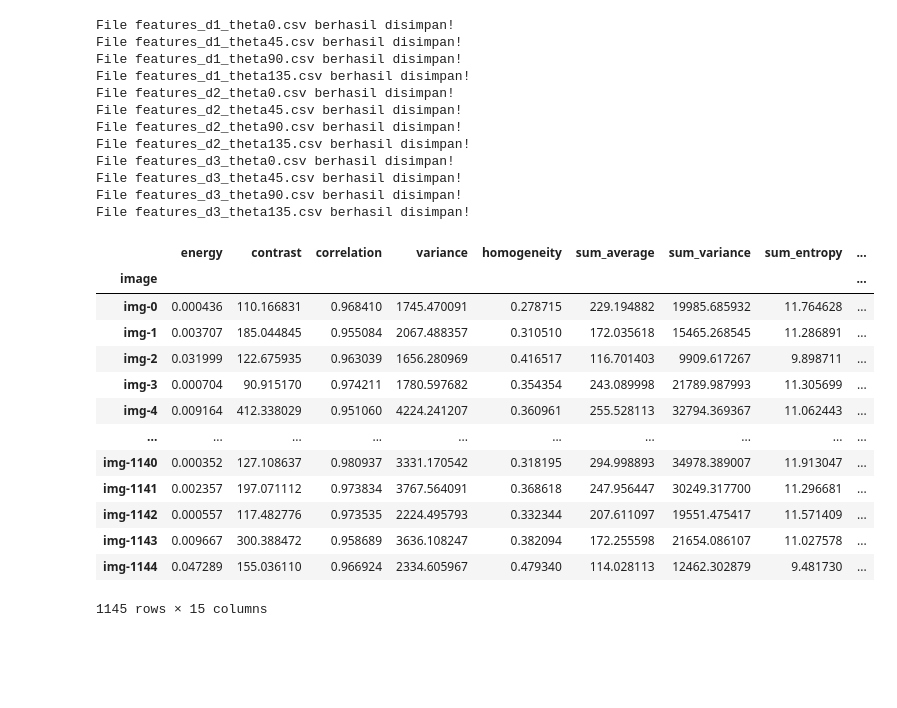
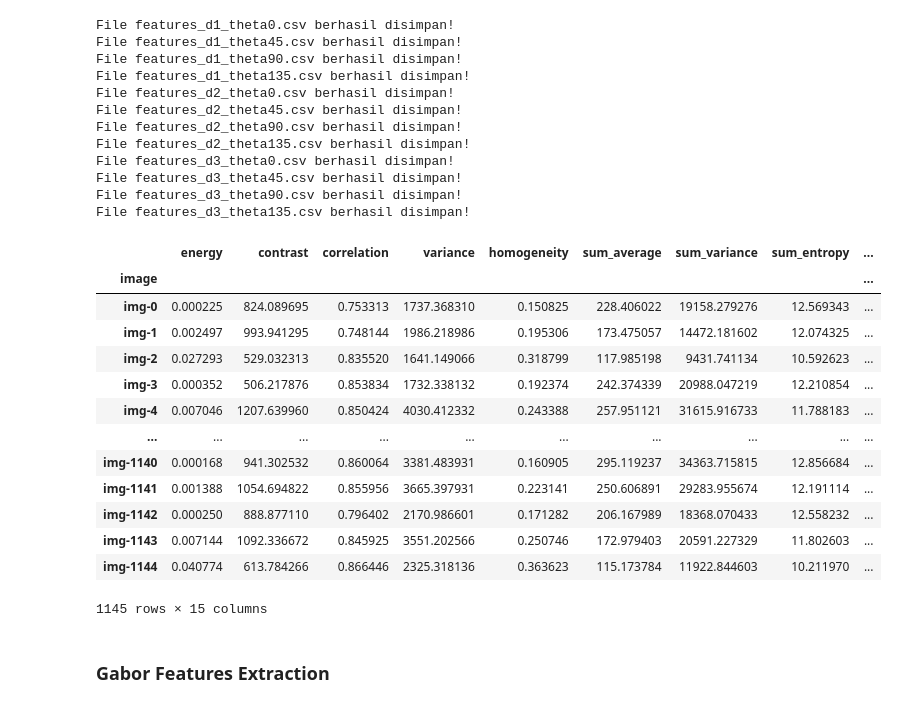
Before and after one commit to Bagusdevaa/Apple-Classfication-using-Harralick-and-KNN, a Jupyter notebook: preprocessing/preprocessing.ipynb, the cells around one changed output. Drawn from its saved outputs; the diff is of its cells as text; code cells hidden in the pictures; blank space fills up the shorter version.

```diff
--- a/preprocessing/preprocessing.ipynb
+++ b/preprocessing/preprocessing.ipynb
@@ -352,19 +341,21 @@ for d in kombinasiFeature[0]:
         df = df.set_index('image')
         list_harralick_dfs.append(df)
 # %%
-list_harralick_dfs[0]
+list_harralick_dfs[11]
 # %% [output]
 |  | energy | contrast | correlation | variance | homogeneity | sum_average | sum_variance | sum_entropy | ... |
 | image |  |  |  |  |  |  |  |  | ... |
-| img-0 | 0.000436 | 110.166831 | 0.968410 | 1745.470091 | 0.278715 | 229.194882 | 19985.685932 | 11.764628 | ... |
-| img-1 | 0.003707 | 185.044845 | 0.955084 | 2067.488357 | 0.310510 | 172.035618 | 15465.268545 | 11.286891 | ... |
-| img-2 | 0.031999 | 122.675935 | 0.963039 | 1656.280969 | 0.416517 | 116.701403 | 9909.617267 | 9.898711 | ... |
-| img-3 | 0.000704 | 90.915170 | 0.974211 | 1780.597682 | 0.354354 | 243.089998 | 21789.987993 | 11.305699 | ... |
-| img-4 | 0.009164 | 412.338029 | 0.951060 | 4224.241207 | 0.360961 | 255.528113 | 32794.369367 | 11.062443 | ... |
+| img-0 | 0.000225 | 824.089695 | 0.753313 | 1737.368310 | 0.150825 | 228.406022 | 19158.279276 | 12.569343 | ... |
+| img-1 | 0.002497 | 993.941295 | 0.748144 | 1986.218986 | 0.195306 | 173.475057 | 14472.181602 | 12.074325 | ... |
+| img-2 | 0.027293 | 529.032313 | 0.835520 | 1641.149066 | 0.318799 | 117.985198 | 9431.741134 | 10.592623 | ... |
+| img-3 | 0.000352 | 506.217876 | 0.853834 | 1732.338132 | 0.192374 | 242.374339 | 20988.047219 | 12.210854 | ... |
+| img-4 | 0.007046 | 1207.639960 | 0.850424 | 4030.412332 | 0.243388 | 257.951121 | 31615.916733 | 11.788183 | ... |
 | ... | ... | ... | ... | ... | ... | ... | ... | ... | ... |
-| img-1140 | 0.000352 | 127.108637 | 0.980937 | 3331.170542 | 0.318195 | 294.998893 | 34978.389007 | 11.913047 | ... |
-| img-1141 | 0.002357 | 197.071112 | 0.973834 | 3767.564091 | 0.368618 | 247.956447 | 30249.317700 | 11.296681 | ... |
-| img-1142 | 0.000557 | 117.482776 | 0.973535 | 2224.495793 | 0.332344 | 207.611097 | 19551.475417 | 11.571409 | ... |
-| img-1143 | 0.009667 | 300.388472 | 0.958689 | 3636.108247 | 0.382094 | 172.255598 | 21654.086107 | 11.027578 | ... |
-| img-1144 | 0.047289 | 155.036110 | 0.966924 | 2334.605967 | 0.479340 | 114.028113 | 12462.302879 | 9.481730 | ... |
+| img-1140 | 0.000168 | 941.302532 | 0.860064 | 3381.483931 | 0.160905 | 295.119237 | 34363.715815 | 12.856684 | ... |
+| img-1141 | 0.001388 | 1054.694822 | 0.855956 | 3665.397931 | 0.223141 | 250.606891 | 29283.955674 | 12.191114 | ... |
+| img-1142 | 0.000250 | 888.877110 | 0.796402 | 2170.986601 | 0.171282 | 206.167989 | 18368.070433 | 12.558232 | ... |
+| img-1143 | 0.007144 | 1092.336672 | 0.845925 | 3551.202566 | 0.250746 | 172.979403 | 20591.227329 | 11.802603 | ... |
+| img-1144 | 0.040774 | 613.784266 | 0.866446 | 2325.318136 | 0.363623 | 115.173784 | 11922.844603 | 10.211970 | ... |
 1145 rows × 15 columns
+# %% [markdown]
+### Gabor Features Extraction
```
Also changed, not shown: parts of 3 cells of this notebook, 13 other files.
